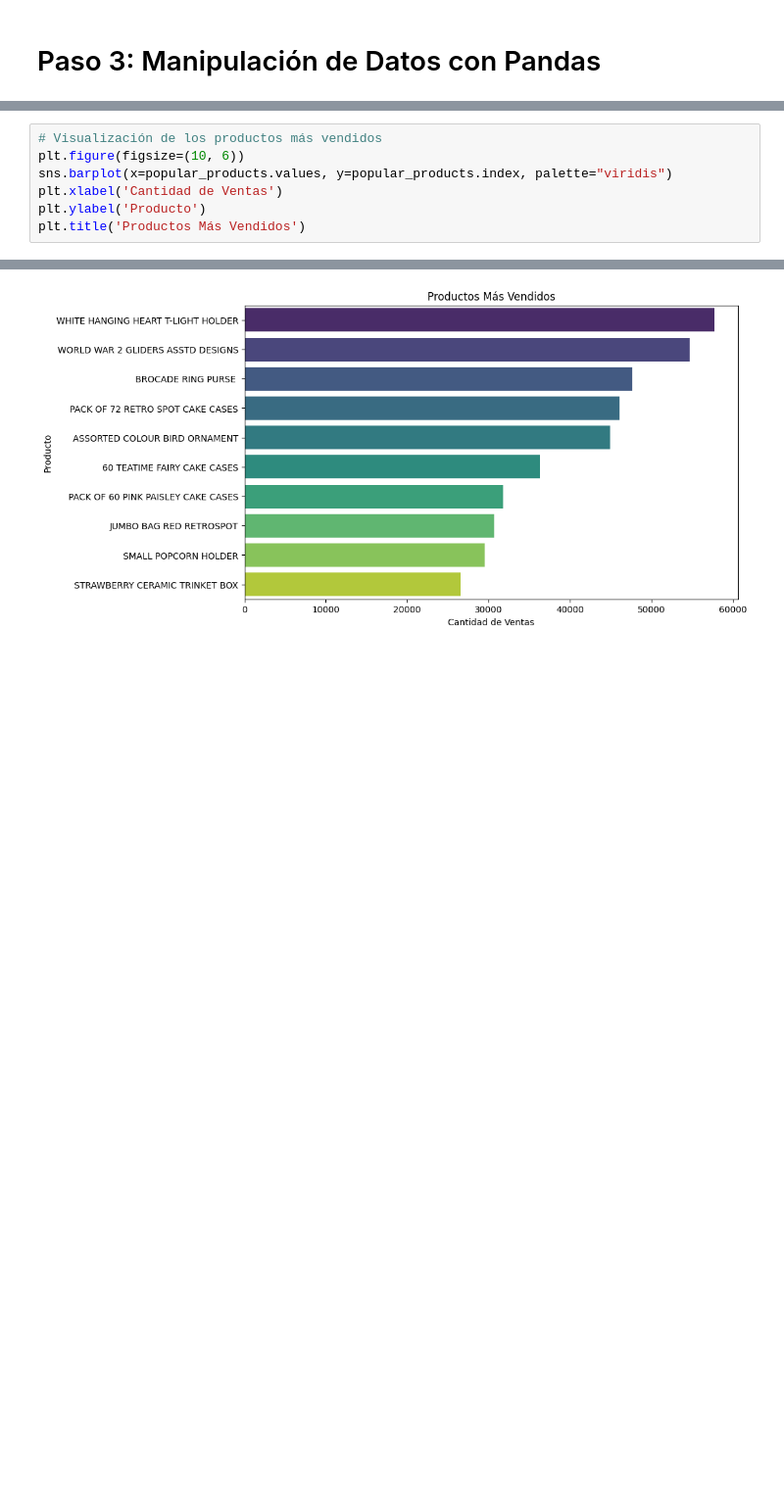
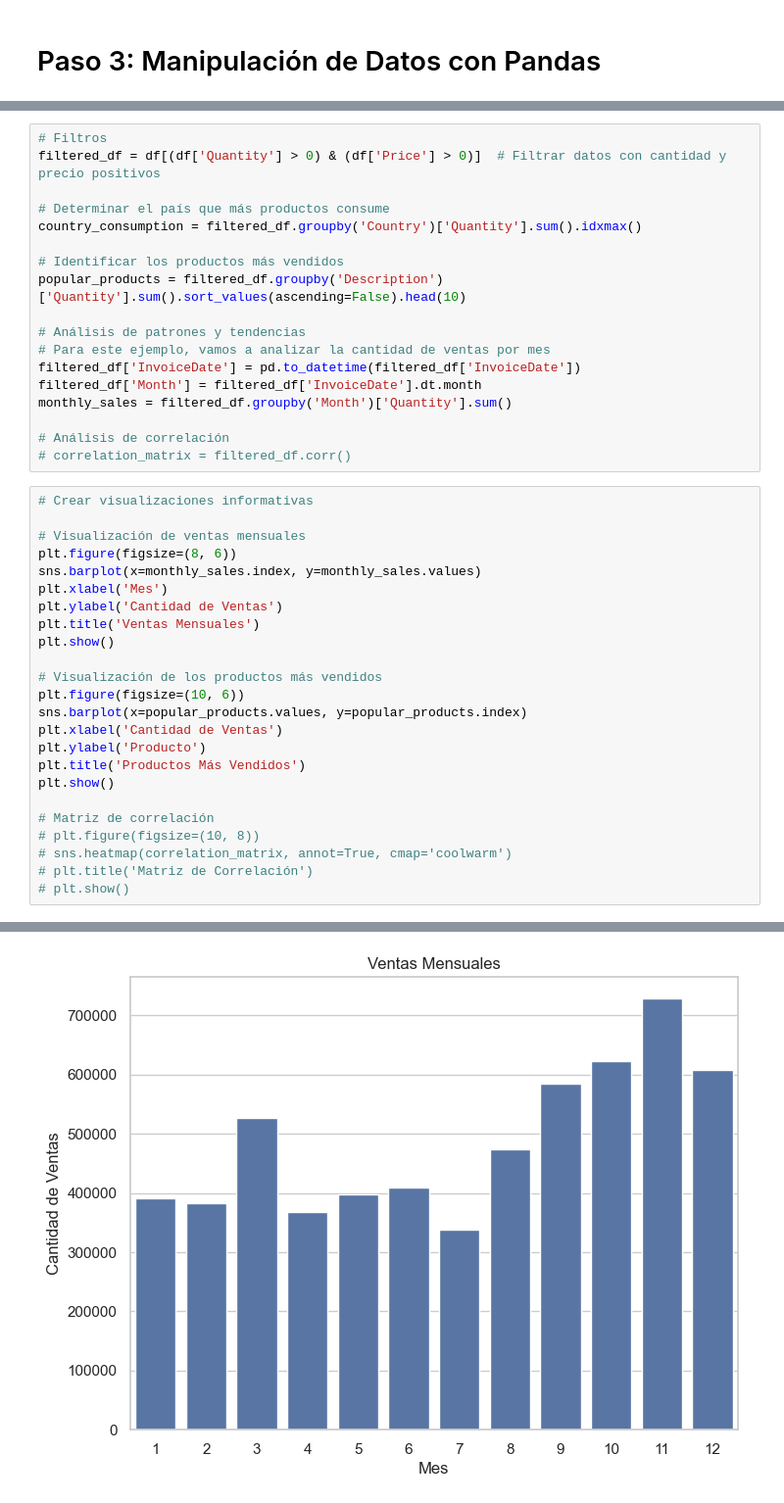
Before and after one commit to Naren-7/API-Google-Cloud, a Jupyter notebook: main.ipynb, the cells around one changed output, grey strips where cells are left out. Shown: that part at 98% size. Drawn from its saved outputs; the diff is of its cells as text; blank space fills up the shorter version.

```diff
--- a/main.ipynb
+++ b/main.ipynb
@@ -138,8 +94,43 @@ Name: Quantity, dtype: int64
+# %%
+# Filtros
+filtered_df = df[(df['Quantity'] > 0) & (df['Price'] > 0)]  # Filtrar datos con cantidad y precio positivos
+
+# Determinar el país que más productos consume
+country_consumption = filtered_df.groupby('Country')['Quantity'].sum().idxmax()
+
+# Identificar los productos más vendidos
+popular_products = filtered_df.groupby('Description')['Quantity'].sum().sort_values(ascending=False).head(10)
+
+# Análisis de patrones y tendencias
+# Para este ejemplo, vamos a analizar la cantidad de ventas por mes
+filtered_df['InvoiceDate'] = pd.to_datetime(filtered_df['InvoiceDate'])
+filtered_df['Month'] = filtered_df['InvoiceDate'].dt.month
+monthly_sales = filtered_df.groupby('Month')['Quantity'].sum()
+
+# Análisis de correlación
+# correlation_matrix = filtered_df.corr()
 # %%
+# Crear visualizaciones informativas
+
+# Visualización de ventas mensuales
+plt.figure(figsize=(8, 6))
+sns.barplot(x=monthly_sales.index, y=monthly_sales.values)
+plt.xlabel('Mes')
+plt.ylabel('Cantidad de Ventas')
+plt.title('Ventas Mensuales')
+plt.show()
+
 # Visualización de los productos más vendidos
 plt.figure(figsize=(10, 6))
-sns.barplot(x=popular_products.values, y=popular_products.index, palette="viridis")
+sns.barplot(x=popular_products.values, y=popular_products.index)
 plt.xlabel('Cantidad de Ventas')
 plt.ylabel('Producto')
 plt.title('Productos Más Vendidos')
+plt.show()
+
+# Matriz de correlación
+# plt.figure(figsize=(10, 8))
+# sns.heatmap(correlation_matrix, annot=True, cmap='coolwarm')
+# plt.title('Matriz de Correlación')
+# plt.show()
 # %% [output]
@@ -150 +137 @@ Text(0.5, 1.0, 'Productos Más Vendidos')
-[figure, old version]
+[figure, new version]
```
Also changed, not shown: parts of 5 cells of this notebook.
